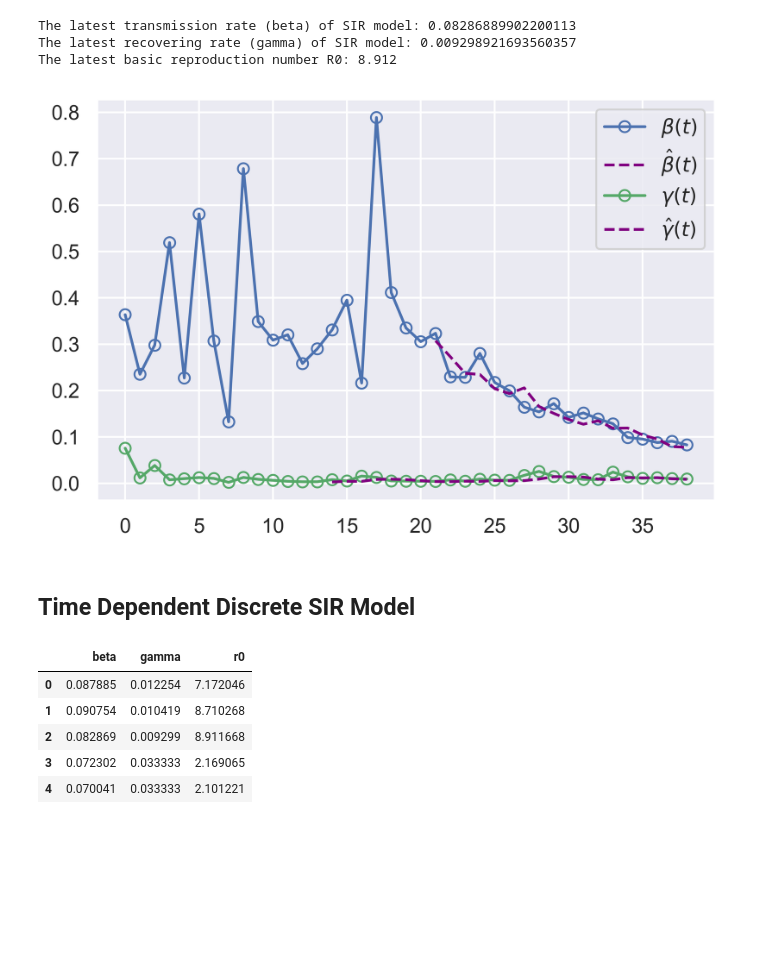
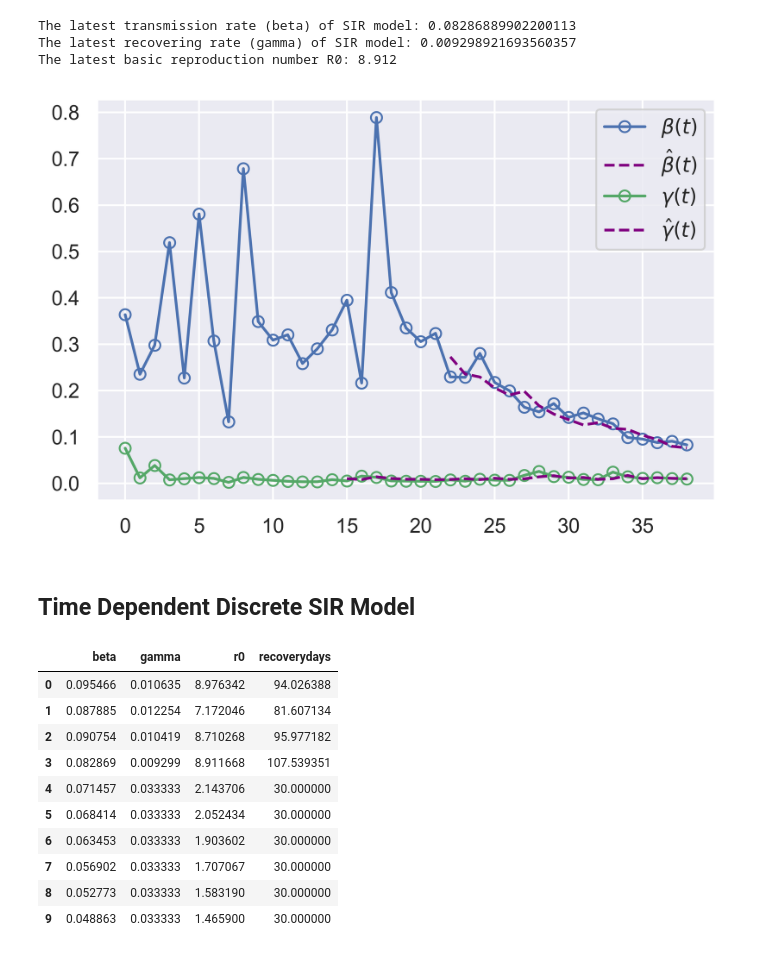
Before and after one commit to ishaandey/covid-19, a Jupyter notebook: sir_model-US.ipynb, the cells around one changed output. Saved outputs shown, nothing was run; the diff lists cells and outputs as text; code cells hidden in the pictures; blank space fills up the shorter version.

```diff
--- a/sir_model-US.ipynb
+++ b/sir_model-US.ipynb
@@ -76,10 +76,11 @@ The latest basic reproduction number R0: 8.912
 # %%
 from sklearn.neighbors import KNeighborsRegressor as KNN
 from sklearn.linear_model import Ridge
+from sklearn.linear_model import LinearRegression as Linear
 
 # Orders of the two FIR filters
-orders_beta = 3
-orders_gamma = 3
+orders_beta = 4
+orders_gamma = 4
 
 # Starting day for the data training
 start_beta = len(beta) - 21
@@ -95,9 +96,13 @@ x_gamma, y_gamma = data_split(gamma, orders_gamma, start_gamma)
 
 # Train and test using Ridge regression
 clf_beta  = Ridge(alpha=0.003255, copy_X=True, fit_intercept=False, max_iter=None, normalize=True, random_state=None, solver='auto', tol=1e-08).fit(x_beta, y_beta)
-clf_gamma = Ridge(alpha=0.001675, copy_X=True, fit_intercept=False, max_iter=None, normalize=True, random_state=None, solver='auto', tol=1e-08).fit(x_gamma, y_gamma)
+# clf_gamma = Ridge(alpha=0.001675, copy_X=True, fit_intercept=False, max_iter=None, normalize=True, random_state=None, solver='auto', tol=1e-08).fit(x_gamma, y_gamma)
 
+# Train and test using Linear regression
+# clf_beta  = Linear(normalize=False, copy_X=True).fit(x_beta, y_beta)
+clf_gamma = Linear(normalize=False, copy_X=True).fit(x_gamma, y_gamma)
 
+# Predict rates over on last several weeks
 beta_hat = clf_beta.predict(x_beta)
 gamma_hat = clf_gamma.predict(x_gamma)
 # %%
@@ -114,7 +119,7 @@ plt.legend()
 
 plt.show()
 # %% [output]
-[figure, old version]
+[figure, new version]
 # %% [markdown]
 ## Time Dependent Discrete SIR Model
 # %%
@@ -162,15 +167,21 @@ while (X_predict[-1] >= stop_X) and (day_count <= stop_day):
 # %%
 # Shows progression of predicted reproduction rate (Should be <1 to converge to DFE)
 r0_predict = pd.DataFrame({'beta':predict_beta, 'gamma':predict_gamma})
 r0_predict['r0'] = r0_predict.beta / r0_predict.gamma
-r0_predict.head()
+r0_predict['recoverydays'] = 1/r0_predict.gamma
+r0_predict.head(10)
 # %% [output]
-|  | beta | gamma | r0 |
-| 0 | 0.087885 | 0.012254 | 7.172046 |
-| 1 | 0.090754 | 0.010419 | 8.710268 |
-| 2 | 0.082869 | 0.009299 | 8.911668 |
-| 3 | 0.072302 | 0.033333 | 2.169065 |
-| 4 | 0.070041 | 0.033333 | 2.101221 |
+|  | beta | gamma | r0 | recoverydays |
+| 0 | 0.095466 | 0.010635 | 8.976342 | 94.026388 |
+| 1 | 0.087885 | 0.012254 | 7.172046 | 81.607134 |
+| 2 | 0.090754 | 0.010419 | 8.710268 | 95.977182 |
+| 3 | 0.082869 | 0.009299 | 8.911668 | 107.539351 |
+| 4 | 0.071457 | 0.033333 | 2.143706 | 30.000000 |
+| 5 | 0.068414 | 0.033333 | 2.052434 | 30.000000 |
+| 6 | 0.063453 | 0.033333 | 1.903602 | 30.000000 |
+| 7 | 0.056902 | 0.033333 | 1.707067 | 30.000000 |
+| 8 | 0.052773 | 0.033333 | 1.583190 | 30.000000 |
+| 9 | 0.048863 | 0.033333 | 1.465900 | 30.000000 |
 # %%
 # Plot projected transmission and recovery rates
 
```
Also changed, not shown: parts of 3 cells of this notebook, 4 other files.
